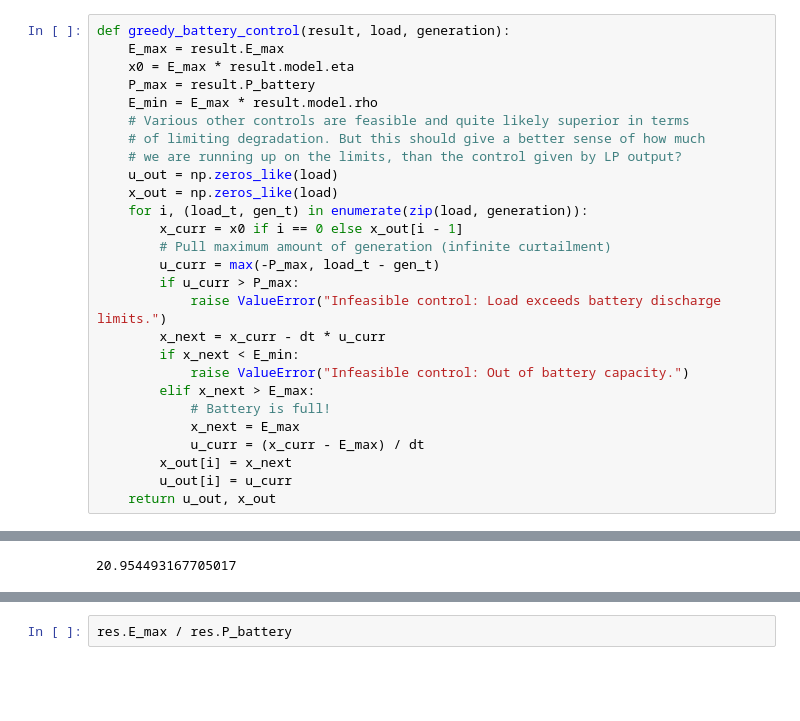
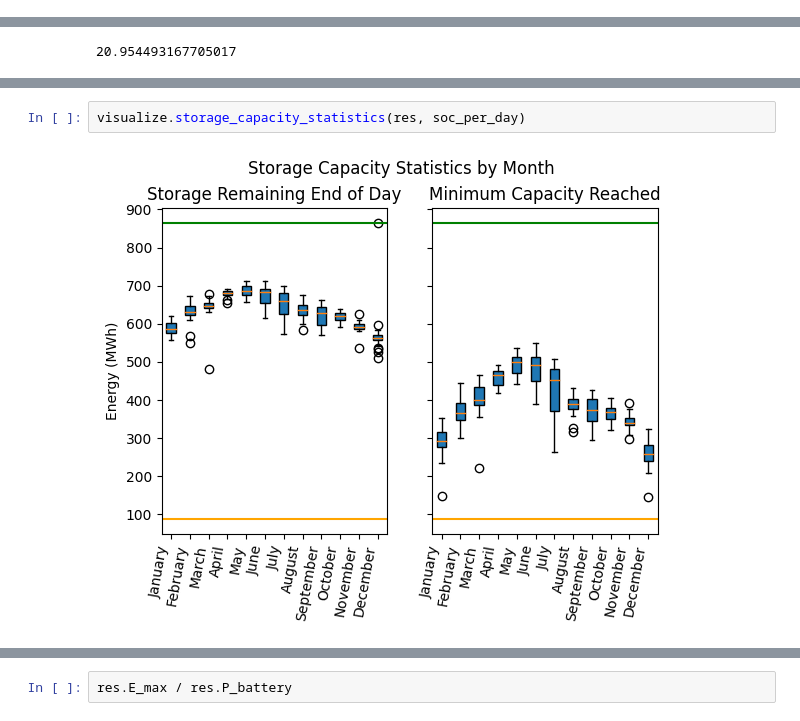
Before and after one commit to seanjennings960/renewableopt, a Jupyter notebook: notebooks/linear_solution.ipynb, the cells around one changed output, grey strips where cells are left out. Cells and saved outputs as stored; diff of their text form; blank space fills up the shorter version.

```diff
--- a/notebooks/linear_solution.ipynb
+++ b/notebooks/linear_solution.ipynb
@@ -195,30 +40,3 @@ def readable(s):
-# %%
-def greedy_battery_control(result, load, generation):
-    E_max = result.E_max
-    x0 = E_max * result.model.eta
-    P_max = result.P_battery
-    E_min = E_max * result.model.rho
-    # Various other controls are feasible and quite likely superior in terms
-    # of limiting degradation. But this should give a better sense of how much
-    # we are running up on the limits, than the control given by LP output?
-    u_out = np.zeros_like(load)
-    x_out = np.zeros_like(load)
-    for i, (load_t, gen_t) in enumerate(zip(load, generation)):
-        x_curr = x0 if i == 0 else x_out[i - 1]
-        # Pull maximum amount of generation (infinite curtailment)
-        u_curr = max(-P_max, load_t - gen_t)
-        if u_curr > P_max:
-            raise ValueError("Infeasible control: Load exceeds battery discharge limits.")
-        x_next = x_curr - dt * u_curr
-        if x_next < E_min:
-            raise ValueError("Infeasible control: Out of battery capacity.")
-        elif x_next > E_max:
-            # Battery is full!
-            x_next = E_max
-            u_curr = (x_curr - E_max) / dt
-        x_out[i] = x_next
-        u_out[i] = u_curr
-    return u_out, x_out
 # %%
 # Potentially interesting plots:
 # Aggregated SoC at end of day (mean/std of each month) (of course, this depends on eta)
@@ -397,0 +66,4 @@ for scenario in res.scenarios:
+# %%
+visualize.storage_capacity_statistics(res, soc_per_day)
+# %% [output]
+[figure, added]
```
Also changed, not shown: parts of 30 cells of this notebook.
